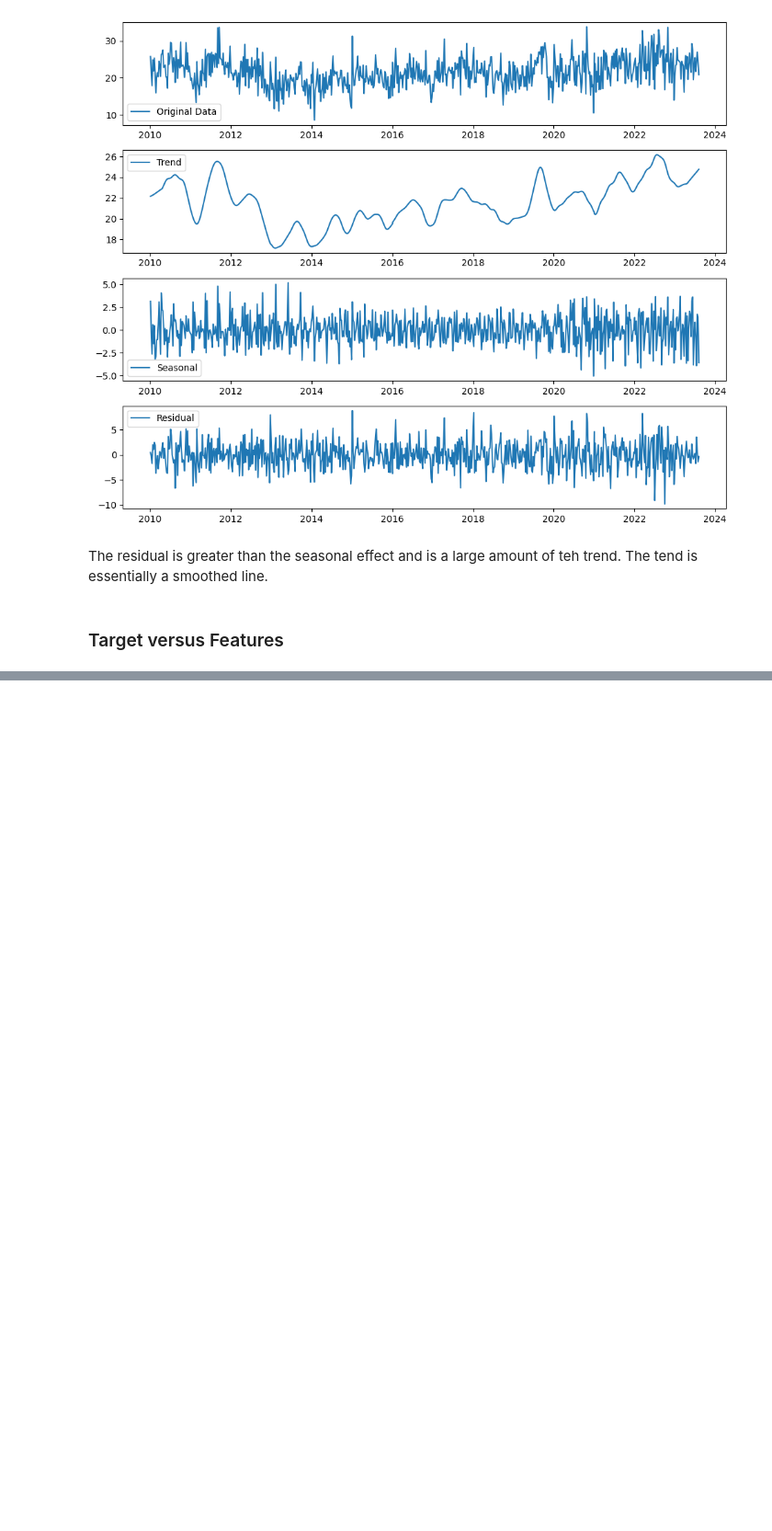
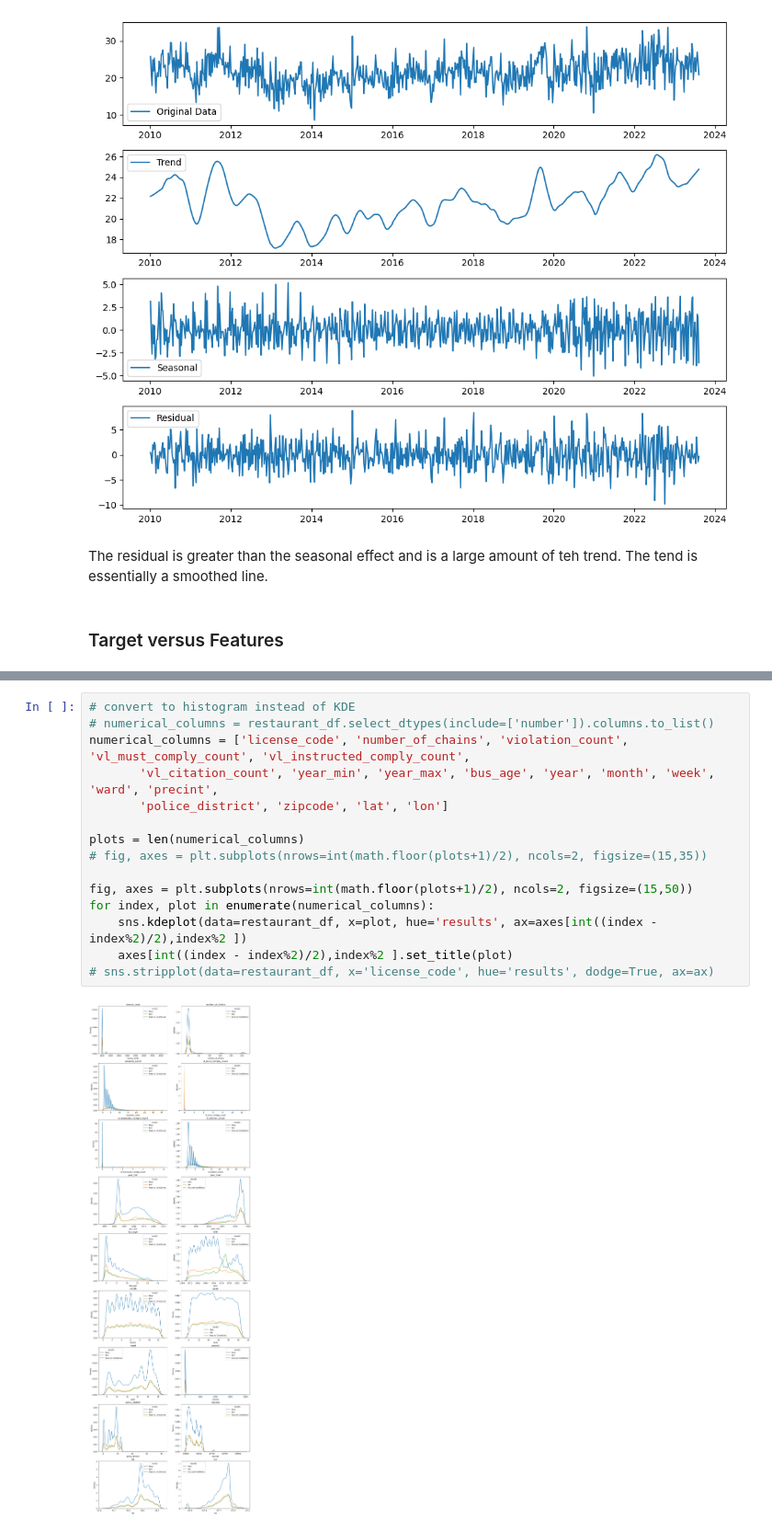
Before and after one commit to ejw-data/proj-food-inspections, a Jupyter notebook: feature_analysis.ipynb, the cells around one changed output, grey strips where cells are left out. Shown at 92% size. Saved outputs shown, nothing was run; the diff lists cells and outputs as text; blank space fills up the shorter version.

```diff
--- a/feature_analysis.ipynb
+++ b/feature_analysis.ipynb
@@ -394,0 +440,17 @@ The residual is greater than the seasonal effect and is a large amount of teh tr
+# %%
+# convert to histogram instead of KDE
+# numerical_columns = restaurant_df.select_dtypes(include=['number']).columns.to_list()
+numerical_columns = ['license_code', 'number_of_chains', 'violation_count', 'vl_must_comply_count', 'vl_instructed_comply_count',
+       'vl_citation_count', 'year_min', 'year_max', 'bus_age', 'year', 'month', 'week', 'ward', 'precint',
+       'police_district', 'zipcode', 'lat', 'lon']
+
+plots = len(numerical_columns)
+# fig, axes = plt.subplots(nrows=int(math.floor(plots+1)/2), ncols=2, figsize=(15,35))
+
+fig, axes = plt.subplots(nrows=int(math.floor(plots+1)/2), ncols=2, figsize=(15,50))
+for index, plot in enumerate(numerical_columns):
+    sns.kdeplot(data=restaurant_df, x=plot, hue='results', ax=axes[int((index - index%2)/2),index%2 ])
+    axes[int((index - index%2)/2),index%2 ].set_title(plot)
+# sns.stripplot(data=restaurant_df, x='license_code', hue='results', dodge=True, ax=ax)
+# %% [output]
+[figure, added]
```
Also changed, not shown: parts of 13 cells of this notebook.
